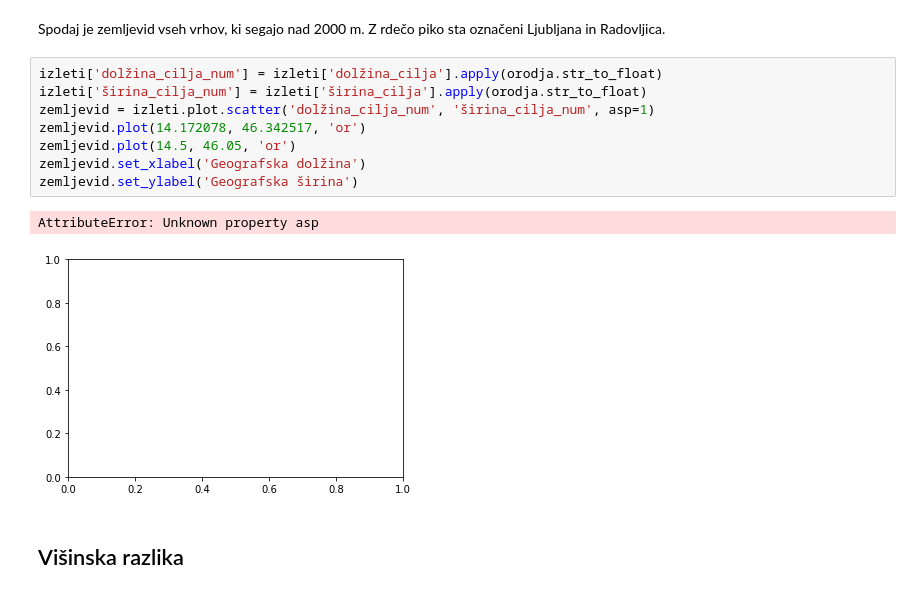
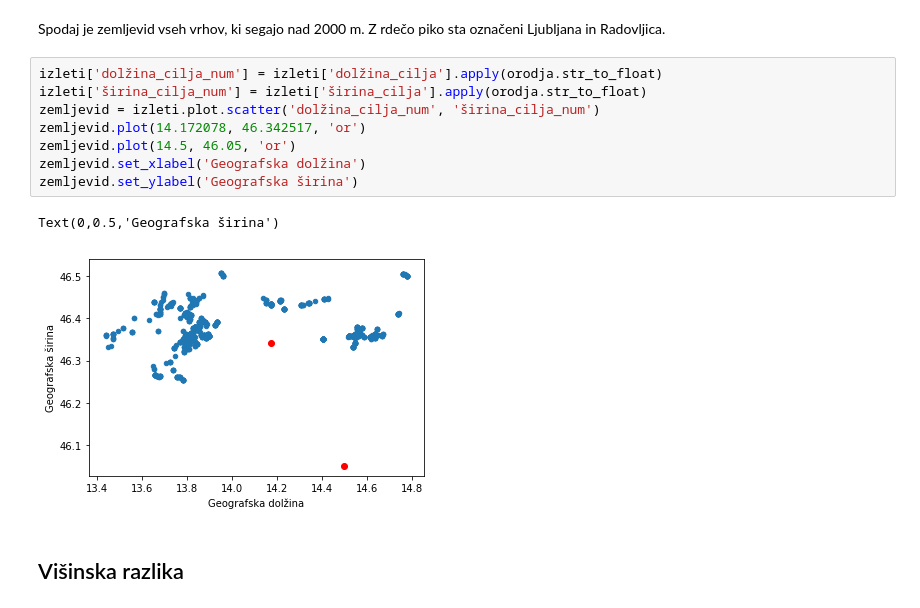
Before and after one commit to gasperurh942/Izleti_na_slovenske_dvatisocake, a Jupyter notebook: Izleti.ipynb, the cells around one changed output. Saved outputs shown, nothing was run; the diff lists cells and outputs as text.

Commit message:
Popravil zemljevid

```diff
--- a/Izleti.ipynb
+++ b/Izleti.ipynb
@@ -66,14 +66,14 @@ Spodaj je zemljevid vseh vrhov, ki segajo nad 2000 m. Z rdečo piko sta označen
 # %%
 izleti['dolžina_cilja_num'] = izleti['dolžina_cilja'].apply(orodja.str_to_float)
 izleti['širina_cilja_num'] = izleti['širina_cilja'].apply(orodja.str_to_float)
-zemljevid = izleti.plot.scatter('dolžina_cilja_num', 'širina_cilja_num', asp=1)
+zemljevid = izleti.plot.scatter('dolžina_cilja_num', 'širina_cilja_num')
 zemljevid.plot(14.172078, 46.342517, 'or')
 zemljevid.plot(14.5, 46.05, 'or')
 zemljevid.set_xlabel('Geografska dolžina')
 zemljevid.set_ylabel('Geografska širina')
 # %% [output]
-AttributeError: Unknown property asp
+Text(0,0.5,'Geografska širina')
-[figure, old version]
+[figure, new version]
 # %% [markdown]
 ## Višinska razlika
 # %%
```
Also changed, not shown: parts of 10 cells of this notebook.
